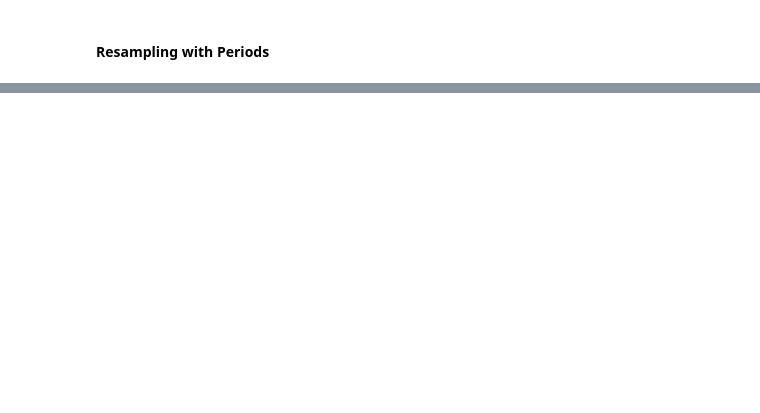
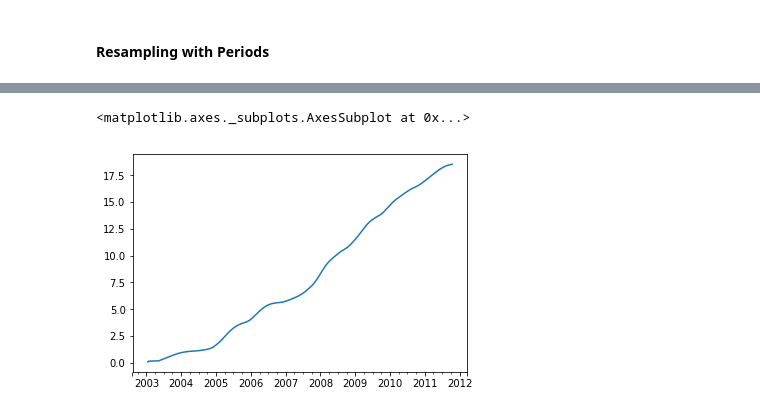
Before and after one commit to rumourcy/DA, a Jupyter notebook: python-for-data-analysis/chapter11.ipynb, the cells around one changed output, grey strips where cells are left out. Saved outputs shown, nothing was run; the diff lists cells and outputs as text; code cells hidden in the pictures; blank space fills up the shorter version.

```diff
--- a/python-for-data-analysis/chapter11.ipynb
+++ b/python-for-data-analysis/chapter11.ipynb
@@ -1219,0 +1316,5 @@ aunnal_frame.resample('Q-DEC', convention='end').ffill()
+# %%
+appl_std250.expanding().mean().plot()
+# %% [output]
+<matplotlib.axes._subplots.AxesSubplot at 0x...>
+[figure, added]
```
Also changed, not shown: parts of 74 cells of this notebook.
